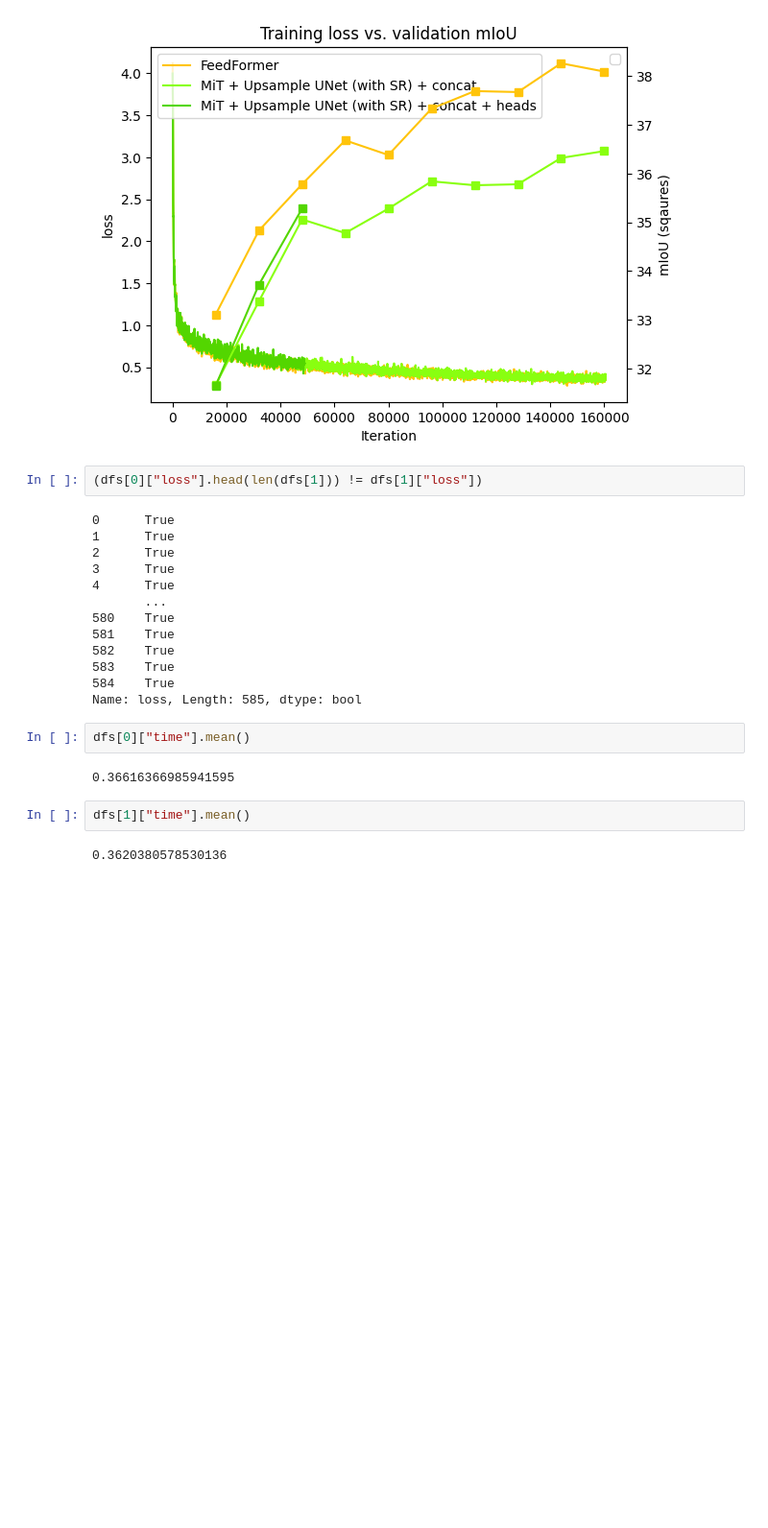
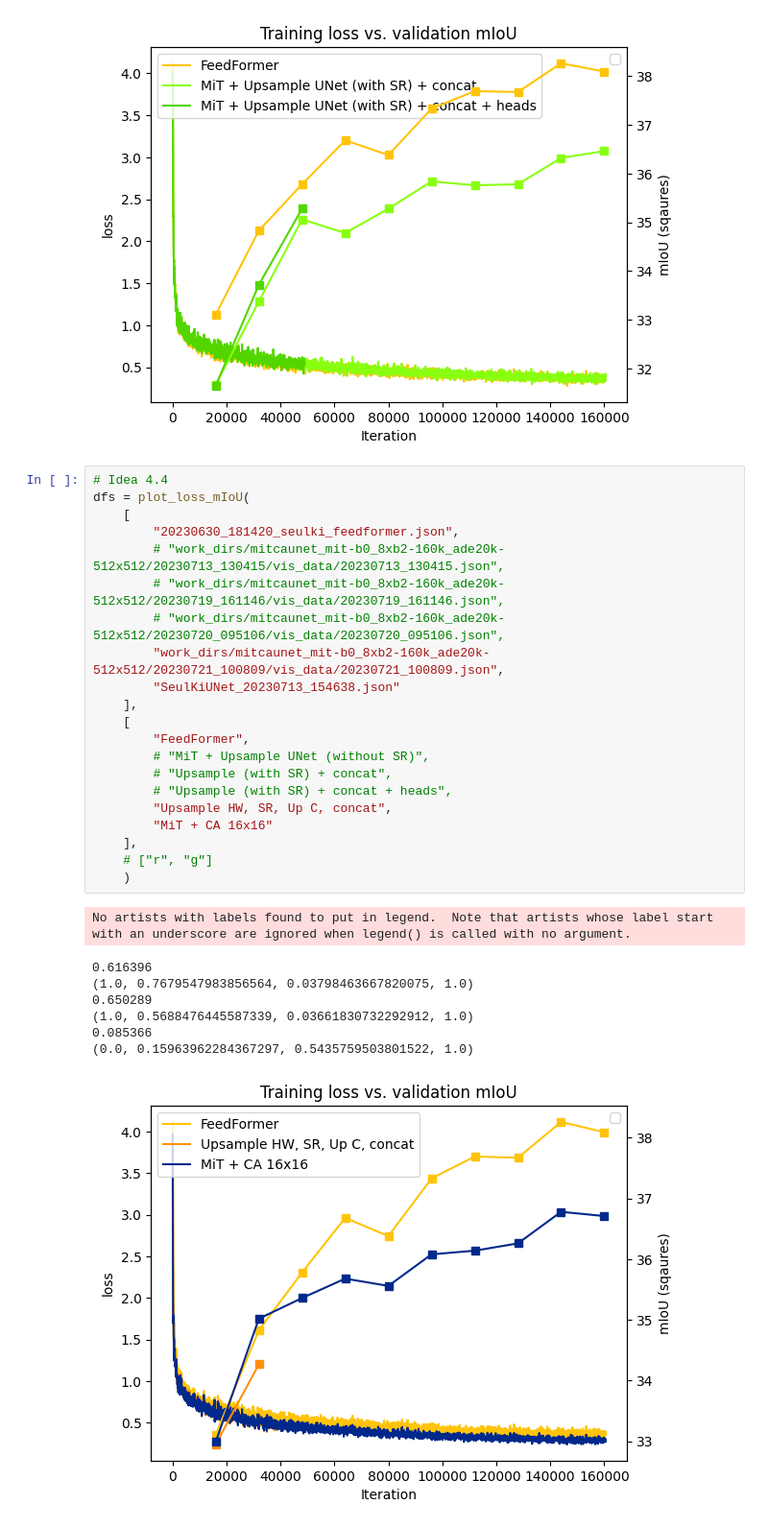
Before and after one commit to julian-klitzing/u-mixformer, a Jupyter notebook: params_analysis.ipynb, the cells around one changed output. Shown at 96% size. Saved outputs shown, nothing was run; the diff lists cells and outputs as text; blank space fills up the shorter version.

```diff
--- a/params_analysis.ipynb
+++ b/params_analysis.ipynb
@@ -496,26 +529,33 @@ No artists with labels found to put in legend.  Note that artists whose label st
 0.359811
 (0.32468957688338496, 0.8375084352172242, 0.0, 1.0)
 [figure]
-# %%
-(dfs[0]["loss"].head(len(dfs[1])) != dfs[1]["loss"])
-# %% [output]
-0      True
-1      True
-2      True
-3      True
-4      True
-       ...
-580    True
-581    True
-582    True
-583    True
-584    True
-Name: loss, Length: 585, dtype: bool
-# %%
-dfs[0]["time"].mean()
-# %% [output]
-0.36616366985941595
-# %%
-dfs[1]["time"].mean()
-# %% [output]
-0.3620380578530136
+# %%
+# Idea 4.4
+dfs = plot_loss_mIoU(
+    [
+        "20230630_181420_seulki_feedformer.json",
+        # "work_dirs/mitcaunet_mit-b0_8xb2-160k_ade20k-512x512/20230713_130415/vis_data/20230713_130415.json",
+        # "work_dirs/mitcaunet_mit-b0_8xb2-160k_ade20k-512x512/20230719_161146/vis_data/20230719_161146.json",
+        # "work_dirs/mitcaunet_mit-b0_8xb2-160k_ade20k-512x512/20230720_095106/vis_data/20230720_095106.json",
+        "work_dirs/mitcaunet_mit-b0_8xb2-160k_ade20k-512x512/20230721_100809/vis_data/20230721_100809.json",
+        "SeulKiUNet_20230713_154638.json"
+    ],
+    [
+        "FeedFormer",
+        # "MiT + Upsample UNet (without SR)",
+        # "Upsample (with SR) + concat",
+        # "Upsample (with SR) + concat + heads",
+        "Upsample HW, SR, Up C, concat",
+        "MiT + CA 16x16"
+    ],
+    # ["r", "g"]
+    )
+# %% [output]
+No artists with labels found to put in legend.  Note that artists whose label start with an underscore are ignored when legend() is called with no argument.
+0.616396
+(1.0, 0.7679547983856564, 0.03798463667820075, 1.0)
+0.650289
+(1.0, 0.5688476445587339, 0.03661830732292912, 1.0)
+0.085366
+(0.0, 0.15963962284367297, 0.5435759503801522, 1.0)
+[figure, added]
```
Also changed, not shown: parts of 9 cells of this notebook.
